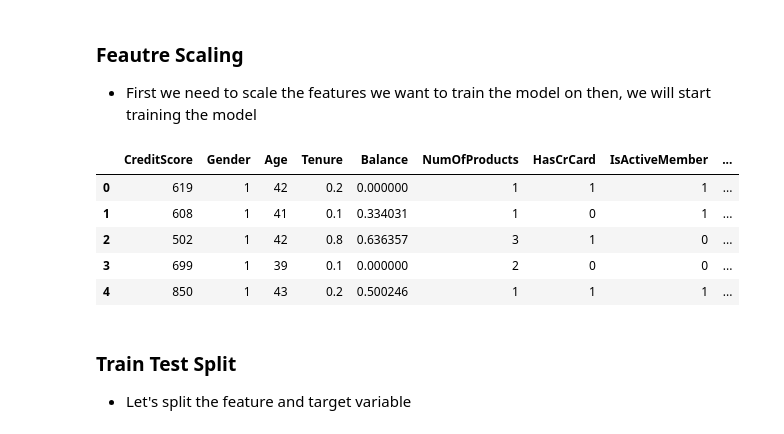
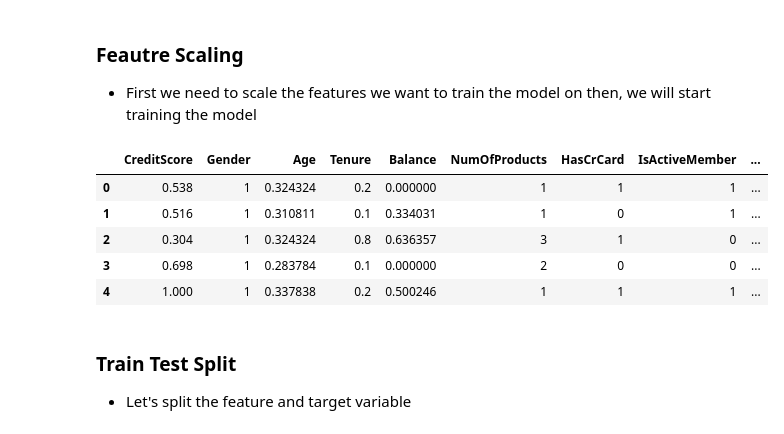
Before and after one commit to NebeyouMusie/Bank-Turnover-Prediction-Using-ANN, a Jupyter notebook: bank_turnover.ipynb, the cells around one changed output. Saved outputs shown, nothing was run; the diff lists cells and outputs as text; code cells hidden in the pictures.

```diff
--- a/bank_turnover.ipynb
+++ b/bank_turnover.ipynb
@@ -175,20 +175,20 @@ Strong Candidates for model training:
 ### Feautre Scaling
 - First we need to scale the features we want to train the model on then, we will start training the model
 # %%
-cols_to_scale = ['Tenure', 'Balance']
+cols_to_scale = ['CreditScore', 'Age','Tenure', 'Balance', 'EstimatedSalary']
 
 from sklearn.preprocessing import MinMaxScaler
 scaler = MinMaxScaler()
 
 data[cols_to_scale] = scaler.fit_transform(data[cols_to_scale])
 data.head()
 # %% [output]
 |  | CreditScore | Gender | Age | Tenure | Balance | NumOfProducts | HasCrCard | IsActiveMember | ... |
-| 0 | 619 | 1 | 42 | 0.2 | 0.000000 | 1 | 1 | 1 | ... |
-| 1 | 608 | 1 | 41 | 0.1 | 0.334031 | 1 | 0 | 1 | ... |
-| 2 | 502 | 1 | 42 | 0.8 | 0.636357 | 3 | 1 | 0 | ... |
-| 3 | 699 | 1 | 39 | 0.1 | 0.000000 | 2 | 0 | 0 | ... |
-| 4 | 850 | 1 | 43 | 0.2 | 0.500246 | 1 | 1 | 1 | ... |
+| 0 | 0.538 | 1 | 0.324324 | 0.2 | 0.000000 | 1 | 1 | 1 | ... |
+| 1 | 0.516 | 1 | 0.310811 | 0.1 | 0.334031 | 1 | 0 | 1 | ... |
+| 2 | 0.304 | 1 | 0.324324 | 0.8 | 0.636357 | 3 | 1 | 0 | ... |
+| 3 | 0.698 | 1 | 0.283784 | 0.1 | 0.000000 | 2 | 0 | 0 | ... |
+| 4 | 1.000 | 1 | 0.337838 | 0.2 | 0.500246 | 1 | 1 | 1 | ... |
 # %% [markdown]
 ### Train Test Split
 - Let's split the feature and target variable
```
Also changed, not shown: parts of 5 cells of this notebook.
